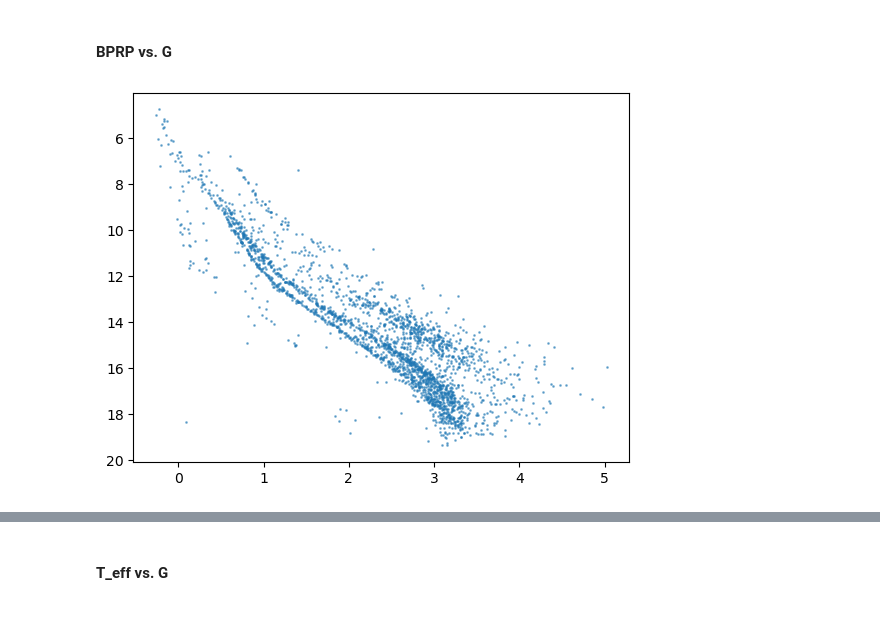
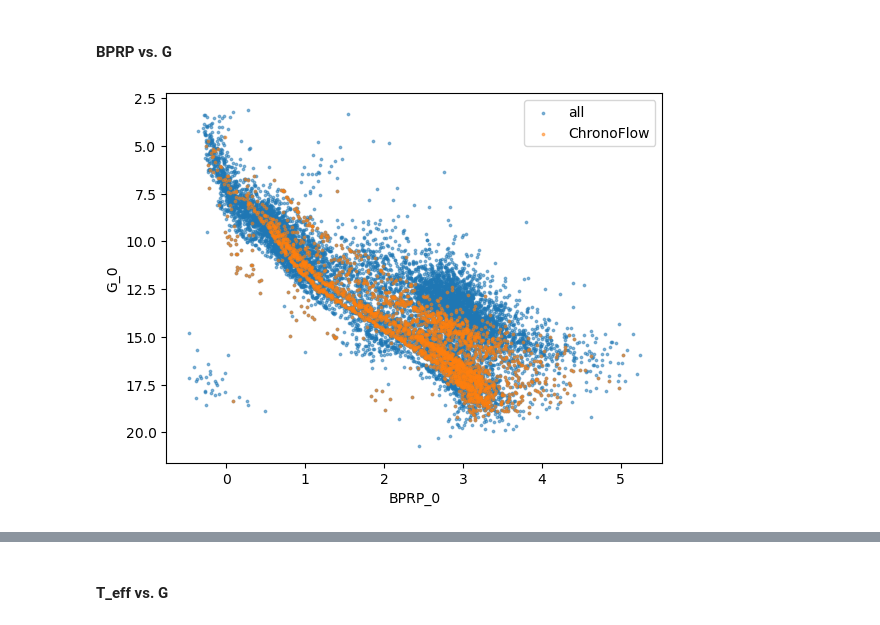
Before and after one commit to pvl19/lc-gen, a Jupyter notebook: notebooks/training_data_coverage.ipynb, the cells around one changed output, grey strips where cells are left out. Drawn from its saved outputs; the diff is of its cells as text; code cells hidden in the pictures.

```diff
--- a/notebooks/training_data_coverage.ipynb
+++ b/notebooks/training_data_coverage.ipynb
@@ -6,5 +8,5 @@ import astroquery.gaia as gaia
 # %% [markdown]
 ### Load data
 # %%
-data = pd.read_csv('/Users/philvanlane/Documents/lc_ae/data/TIC_cf_data_ext.csv')
-data.keys()
+phot_cf = pd.read_csv('/Users/philvanlane/Documents/lc_ae/data/phot_cf.csv')
+phot_all = pd.read_csv('/Users/philvanlane/Documents/lc_ae/data/phot_all.csv')
@@ -18,9 +25,12 @@ Index(['GaiaDR3_ID', 'TIC_ID', 'Prot', 'dr3_parallax_zpt_corrected',
 # %% [markdown]
 #### BPRP vs. G
 # %%
-plt.scatter(data['BPRP0'], data['G_0'], s=1, alpha=0.5)
-
+plt.scatter(phot_all['BPRP0'], phot_all['G0'], s=3, alpha=0.5, label='all')
+plt.scatter(phot_cf['BPRP_0'], phot_cf['G_0'], s=3, alpha=0.5, label='ChronoFlow')
+plt.xlabel('BPRP_0')
+plt.ylabel('G_0')
 plt.gca().invert_yaxis()
+plt.legend()
 plt.show()
 # %% [output]
-[figure, old version]
+[figure, new version]
```
Also changed, not shown: parts of 5 cells of this notebook, 22 other files.
